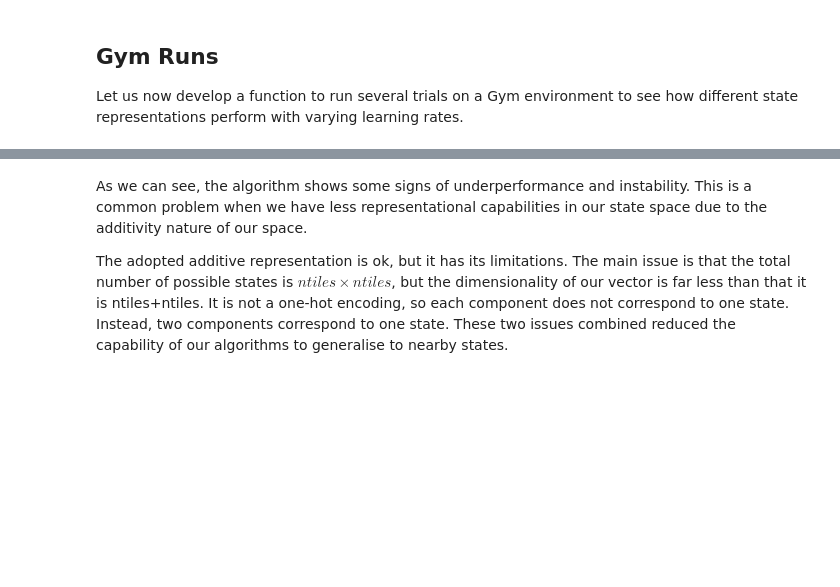
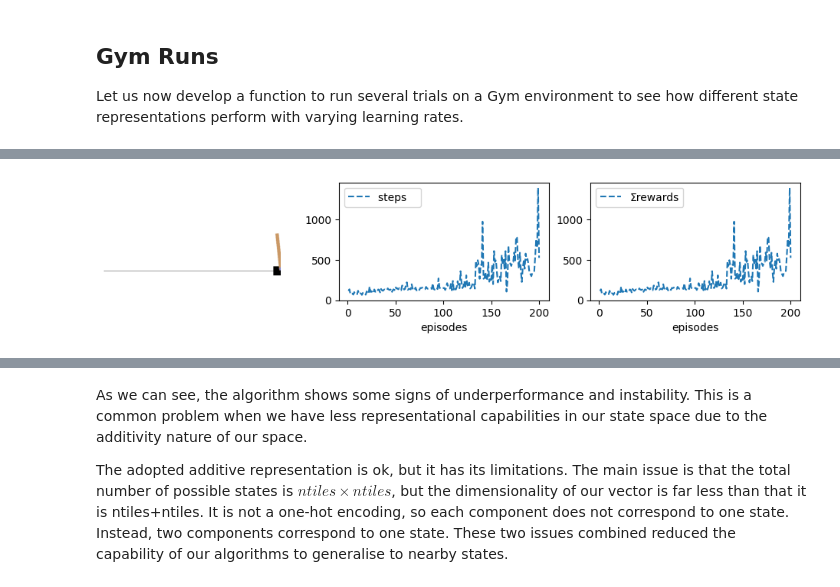
Before and after one commit to AltahhanAi/rl_rob, a Jupyter notebook: worksheet_4_2.ipynb, the cells around one changed output, grey strips where cells are left out. Cells and saved outputs as stored; diff of their text form; code cells hidden in the pictures; blank space fills up the shorter version.

```diff
--- a/worksheet_4_2.ipynb
+++ b/worksheet_4_2.ipynb
@@ -442,0 +464,4 @@ fig_10_2 = algoGymRuns
+# %%
+vsarsa = vSarsa(env=GymTiled(**CartPole), α=.3/8, ε=0.05, max_t=10000, episodes=200, seed=1, **demoGym).interact()
+# %% [output]
+[figure, added]
```
Also changed, not shown: parts of 8 cells of this notebook, 4 other files.
